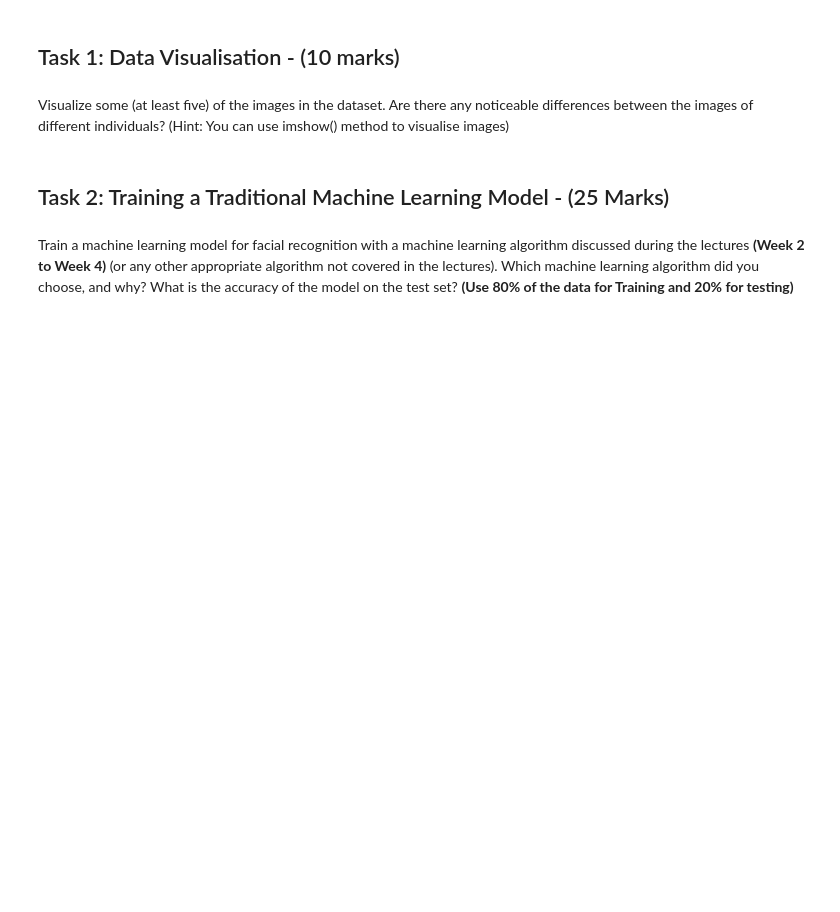
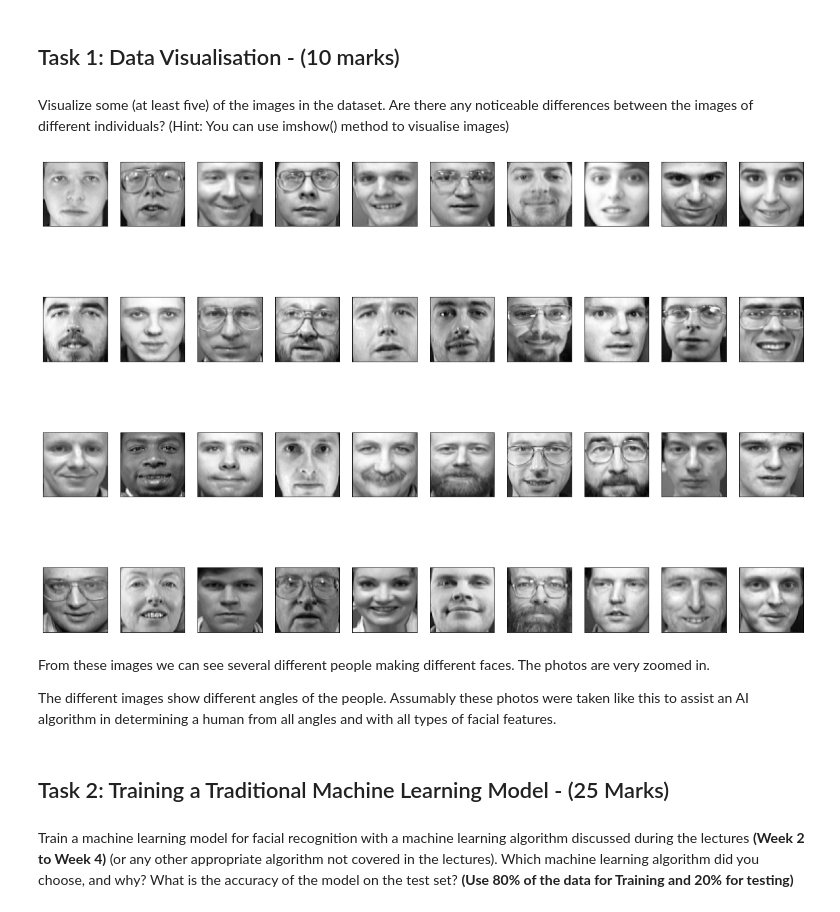
Before and after one commit to blairandrews/COMP2400-Project, a Jupyter notebook: Assignment 1 COMP2400.ipynb, the cells around one changed output. Drawn from its saved outputs; the diff is of its cells as text; code cells hidden in the pictures; blank space fills up the shorter version.

```diff
--- a/Assignment 1 COMP2400.ipynb
+++ b/Assignment 1 COMP2400.ipynb
@@ -44,7 +52,25 @@ X.shape     # (Number of images, input feature)
 # %% [markdown]
 Visualize some (at least five) of the images in the dataset. Are there any noticeable differences between the images of different individuals? (Hint: You can use imshow() method to visualise images)
 # %%
-# your code will go here
+images = faces.images #generating images from the faces variable to display
+
+cols = 10
+rows = ceil(40/cols)
+fig, axis = plt.subplots(figsize=(20,14), nrows=rows, ncols=cols) #determining number of columns, rows and the figure (subplot) size
+
+for i in range(40):
+    person = target == i
+    image = images[person][0] #generating a unique person based on target
+    axis[i // cols][i % cols].imshow(image, cmap="gray") #generating each individual person on the figure axis
+
+plt.setp(axis, xticks=[], yticks=[]) #removing matlab background for better aesthetic
+plt.show()
+# %% [output]
+[figure, added]
+# %% [markdown]
+From these images we can see several different people making different faces. The photos are very zoomed in.
+
+The different images show different angles of the people. Assumably these photos were taken like this to assist an AI algorithm in determining a human from all angles and with all types of facial features.
 # %% [markdown]
 ## Task 2: Training a Traditional Machine Learning Model	- (25 Marks)
 # %% [markdown]
```
Also changed, not shown: parts of 4 cells of this notebook.
